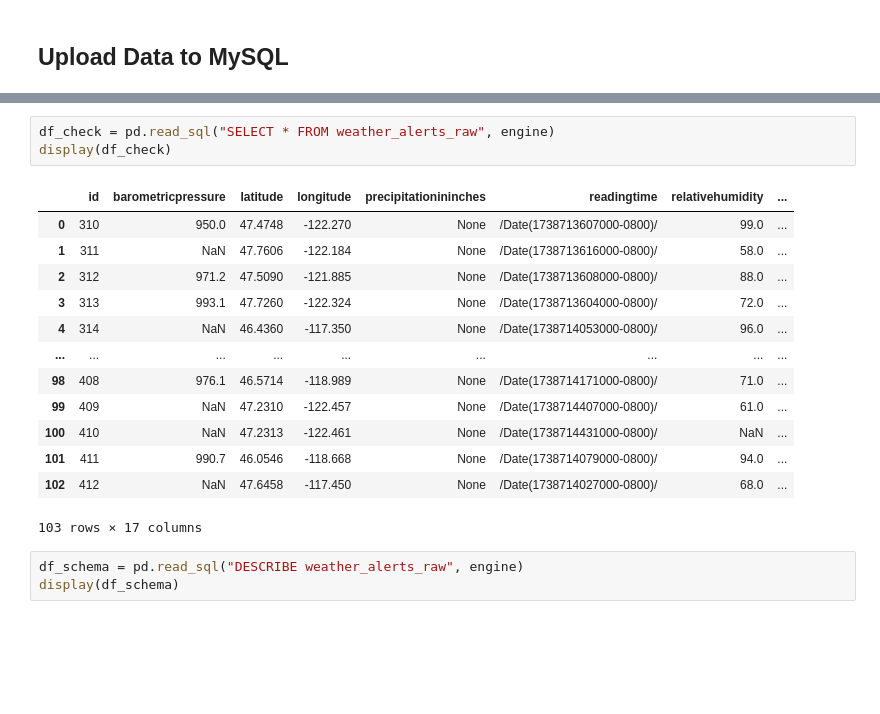
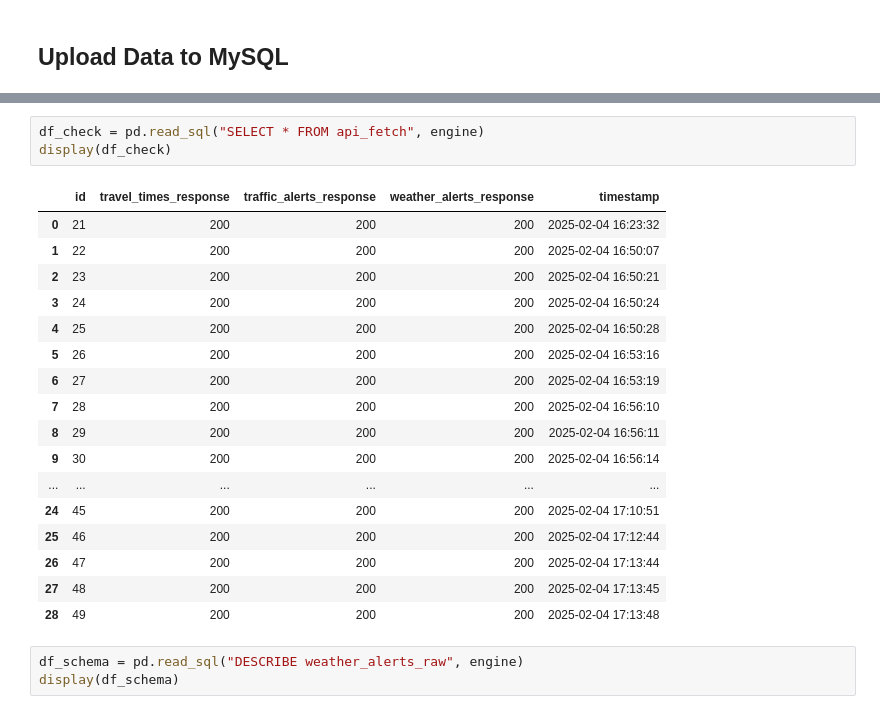
Before and after one commit to junclemente/ads507-finalproject, a Jupyter notebook: jun/extract_load.ipynb, the cells around one changed output, grey strips where cells are left out. Cells and saved outputs as stored; diff of their text form; blank space fills up the shorter version.

```diff
--- a/jun/extract_load.ipynb
+++ b/jun/extract_load.ipynb
@@ -160,20 +237,24 @@ Data saved to database.
 # %%
-df_check = pd.read_sql("SELECT * FROM weather_alerts_raw", engine)
+df_check = pd.read_sql("SELECT * FROM api_fetch", engine)
 display(df_check)
 # %% [output]
-|  | id | barometricpressure | latitude | longitude | precipitationininches | readingtime | relativehumidity | ... |
-| 0 | 310 | 950.0 | 47.4748 | -122.270 | None | /Date(1738713607000-0800)/ | 99.0 | ... |
-| 1 | 311 | NaN | 47.7606 | -122.184 | None | /Date(1738713616000-0800)/ | 58.0 | ... |
-| 2 | 312 | 971.2 | 47.5090 | -121.885 | None | /Date(1738713608000-0800)/ | 88.0 | ... |
-| 3 | 313 | 993.1 | 47.7260 | -122.324 | None | /Date(1738713604000-0800)/ | 72.0 | ... |
-| 4 | 314 | NaN | 46.4360 | -117.350 | None | /Date(1738714053000-0800)/ | 96.0 | ... |
-| ... | ... | ... | ... | ... | ... | ... | ... | ... |
-| 98 | 408 | 976.1 | 46.5714 | -118.989 | None | /Date(1738714171000-0800)/ | 71.0 | ... |
-| 99 | 409 | NaN | 47.2310 | -122.457 | None | /Date(1738714407000-0800)/ | 61.0 | ... |
-| 100 | 410 | NaN | 47.2313 | -122.461 | None | /Date(1738714431000-0800)/ | NaN | ... |
-| 101 | 411 | 990.7 | 46.0546 | -118.668 | None | /Date(1738714079000-0800)/ | 94.0 | ... |
-| 102 | 412 | NaN | 47.6458 | -117.450 | None | /Date(1738714027000-0800)/ | 68.0 | ... |
+|  | id | travel_times_response | traffic_alerts_response | weather_alerts_response | timestamp |
+| 0 | 21 | 200 | 200 | 200 | 2025-02-04 16:23:32 |
+| 1 | 22 | 200 | 200 | 200 | 2025-02-04 16:50:07 |
+| 2 | 23 | 200 | 200 | 200 | 2025-02-04 16:50:21 |
+| 3 | 24 | 200 | 200 | 200 | 2025-02-04 16:50:24 |
+| 4 | 25 | 200 | 200 | 200 | 2025-02-04 16:50:28 |
+| 5 | 26 | 200 | 200 | 200 | 2025-02-04 16:53:16 |
+| 6 | 27 | 200 | 200 | 200 | 2025-02-04 16:53:19 |
+| 7 | 28 | 200 | 200 | 200 | 2025-02-04 16:56:10 |
+| 8 | 29 | 200 | 200 | 200 | 2025-02-04 16:56:11 |
+| 9 | 30 | 200 | 200 | 200 | 2025-02-04 16:56:14 |
+| ... | ... | ... | ... | ... | ... |
+| 24 | 45 | 200 | 200 | 200 | 2025-02-04 17:10:51 |
+| 25 | 46 | 200 | 200 | 200 | 2025-02-04 17:12:44 |
+| 26 | 47 | 200 | 200 | 200 | 2025-02-04 17:13:44 |
+| 27 | 48 | 200 | 200 | 200 | 2025-02-04 17:13:45 |
+| 28 | 49 | 200 | 200 | 200 | 2025-02-04 17:13:48 |
-103 rows × 17 columns
 # %%
 df_schema = pd.read_sql("DESCRIBE weather_alerts_raw", engine)
 display(df_schema)
```
Also changed, not shown: parts of 5 cells of this notebook, 1 other file.
